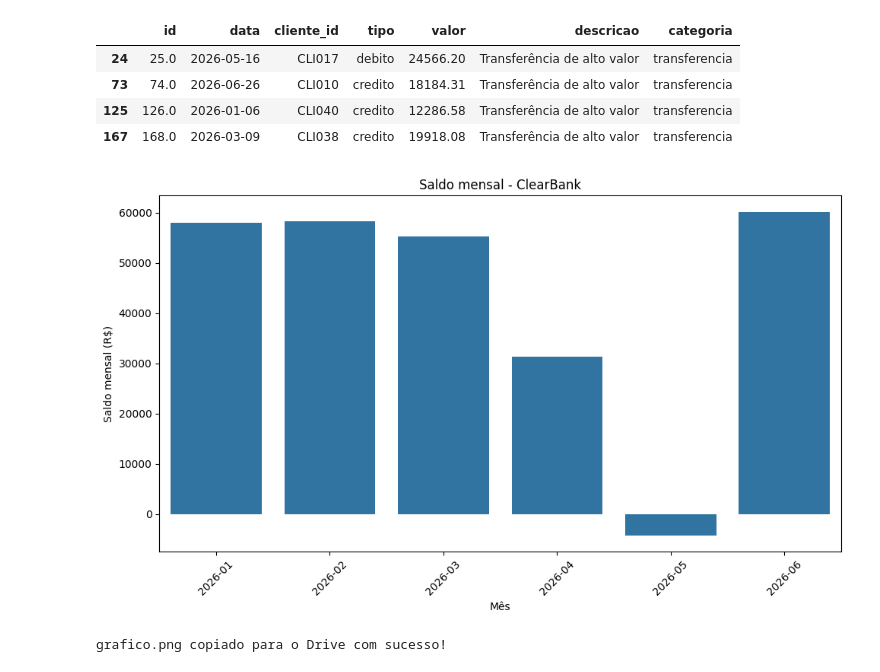
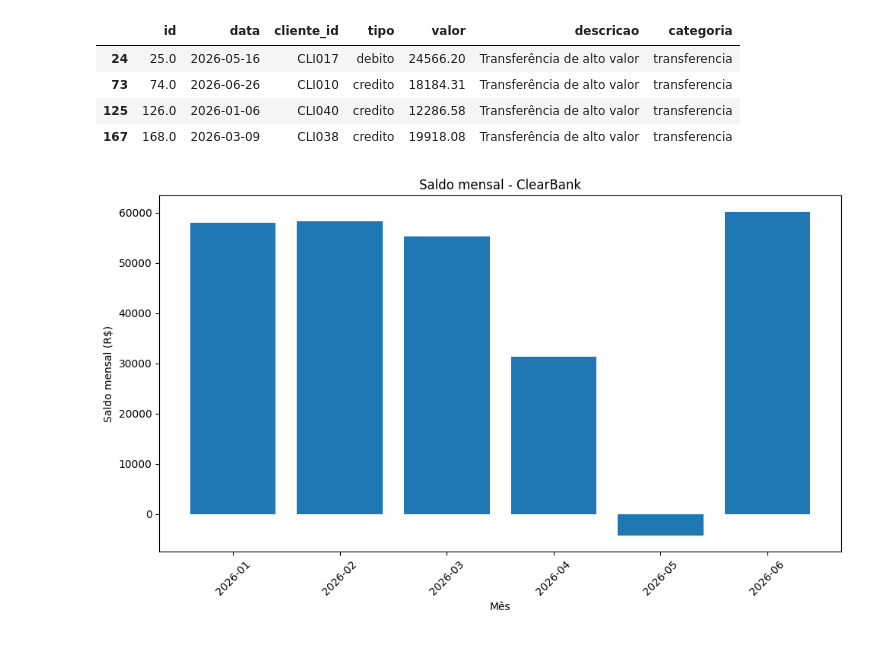
Before and after one commit to driman-systems/clearbank-analise, a Jupyter notebook: desafio-final.ipynb, the cells around one changed output. Cells and saved outputs as stored; diff of their text form; code cells hidden in the pictures.

```diff
--- a/desafio-final.ipynb
+++ b/desafio-final.ipynb
@@ -9,7 +4,7 @@ import json
 from datetime import datetime, date
 
 LIMITE_SUSPEITO = 10000.00
-CAMINHO_CSV = "/content/drive/MyDrive/Colab Notebooks/transacoes.csv"
-CAMINHO_JSON = "/content/drive/MyDrive/Colab Notebooks/relatorio.json"
+CAMINHO_CSV = "transacoes.csv"
+CAMINHO_JSON = "relatorio.json"
 # %%
 def ler_transacoes(caminho_arquivo):
@@ -483,31 +445,16 @@ df_suspeitas[["id", "data", "cliente_id", "tipo", "valor", "descricao", "categor
 # %%
 plt.figure(figsize=(10, 6))
 
-sns.barplot(
-    data=resumo_pandas,
-    x="mes",
-    y="saldo"
-)
+plt.bar(resumo_pandas["mes"], resumo_pandas["saldo"], label="Saldo")
 
 plt.title("Saldo mensal - ClearBank")
 plt.xlabel("Mês")
 plt.ylabel("Saldo mensal (R$)")
 plt.xticks(rotation=45)
 plt.tight_layout()
 
 plt.savefig("grafico.png", dpi=300)
 
 plt.show()
 # %% [output]
-[figure, old version]
+[figure, new version]
-# %%
-import shutil
-
-shutil.copy(
-    "grafico.png",
-    "/content/drive/MyDrive/Colab Notebooks/grafico.png"
-)
-
-print("grafico.png copiado para o Drive com sucesso!")
-# %% [output]
-grafico.png copiado para o Drive com sucesso!
```
Also changed, not shown: parts of 12 cells of this notebook, 3 other files.
